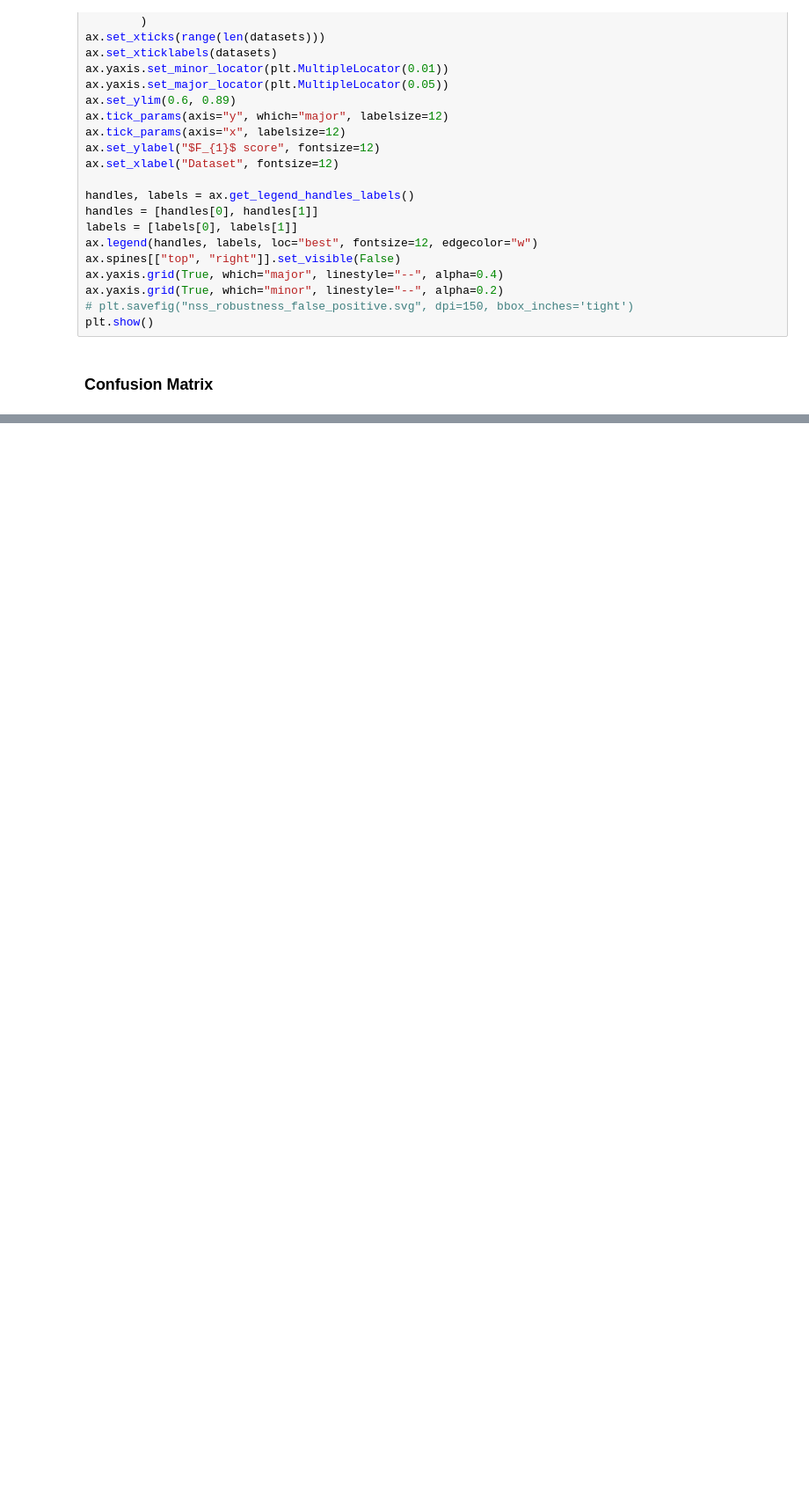
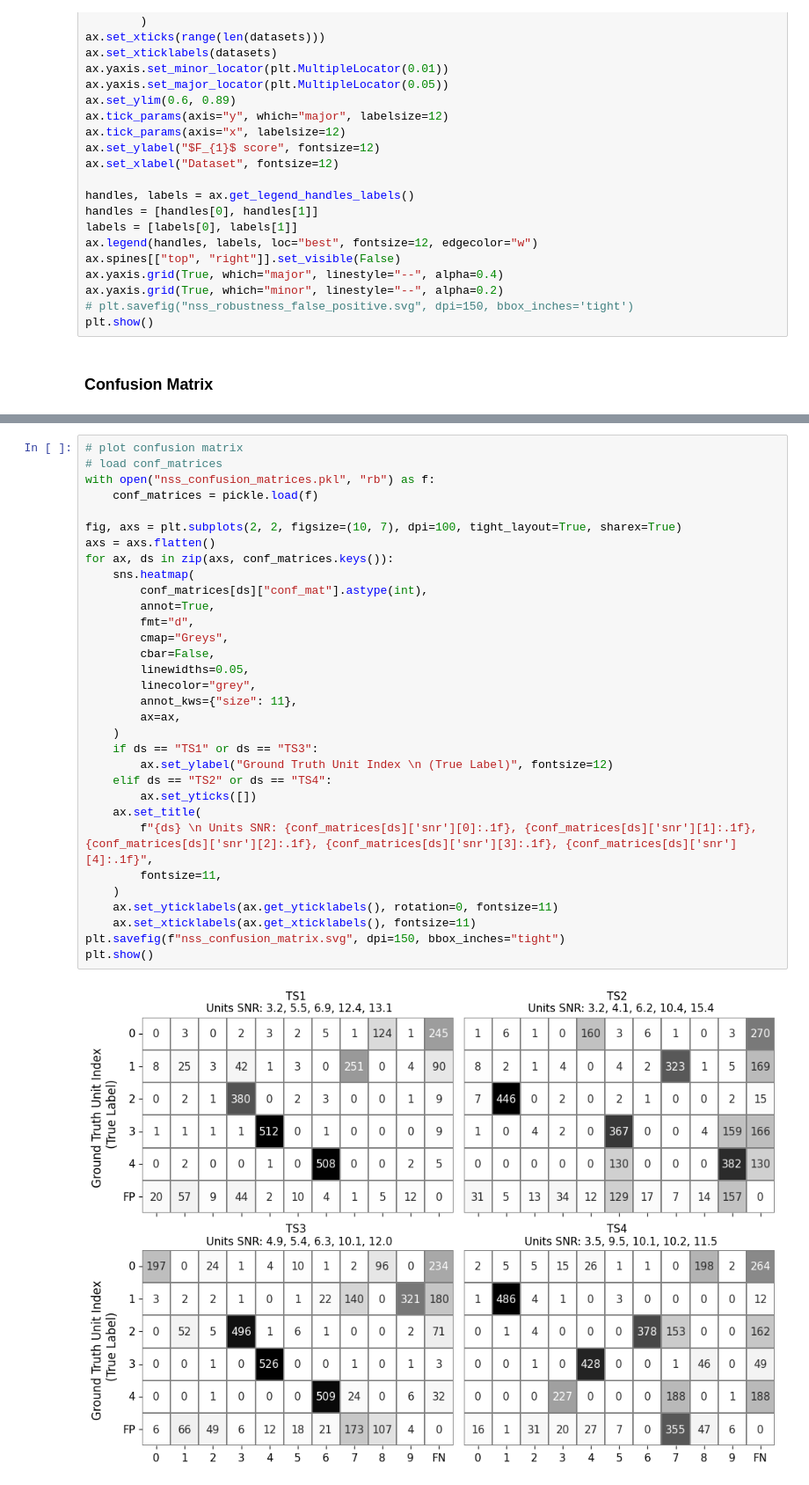
Before and after one commit to NECOTIS/NSS-Neuromorphic-Sparse-Sorter, a Jupyter notebook: notebooks/figS4.ipynb, the cells around one changed output, grey strips where cells are left out. Shown at 88% size. Cells and saved outputs as stored; diff of their text form; blank space fills up the shorter version.

Commit message:
NSS confusion matrix

```diff
--- a/notebooks/figS4.ipynb
+++ b/notebooks/figS4.ipynb
@@ -233,0 +237,34 @@ KeyboardInterrupt:
+# %%
+# plot confusion matrix
+# load conf_matrices
+with open("nss_confusion_matrices.pkl", "rb") as f:
+    conf_matrices = pickle.load(f)
+
+fig, axs = plt.subplots(2, 2, figsize=(10, 7), dpi=100, tight_layout=True, sharex=True)
+axs = axs.flatten()
+for ax, ds in zip(axs, conf_matrices.keys()):
+    sns.heatmap(
+        conf_matrices[ds]["conf_mat"].astype(int),
+        annot=True,
+        fmt="d",
+        cmap="Greys",
+        cbar=False,
+        linewidths=0.05,
+        linecolor="grey",
+        annot_kws={"size": 11},
+        ax=ax,
+    )
+    if ds == "TS1" or ds == "TS3":
+        ax.set_ylabel("Ground Truth Unit Index \n (True Label)", fontsize=12)
+    elif ds == "TS2" or ds == "TS4":
+        ax.set_yticks([])
+    ax.set_title(
+        f"{ds} \n Units SNR: {conf_matrices[ds]['snr'][0]:.1f}, {conf_matrices[ds]['snr'][1]:.1f}, {conf_matrices[ds]['snr'][2]:.1f}, {conf_matrices[ds]['snr'][3]:.1f}, {conf_matrices[ds]['snr'][4]:.1f}",
+        fontsize=11,
+    )
+    ax.set_yticklabels(ax.get_yticklabels(), rotation=0, fontsize=11)
+    ax.set_xticklabels(ax.get_xticklabels(), fontsize=11)
+plt.savefig(f"nss_confusion_matrix.svg", dpi=150, bbox_inches="tight")
+plt.show()
+# %% [output]
+[figure, added]
```
Also changed, not shown: parts of 3 cells of this notebook, 1 other file.
